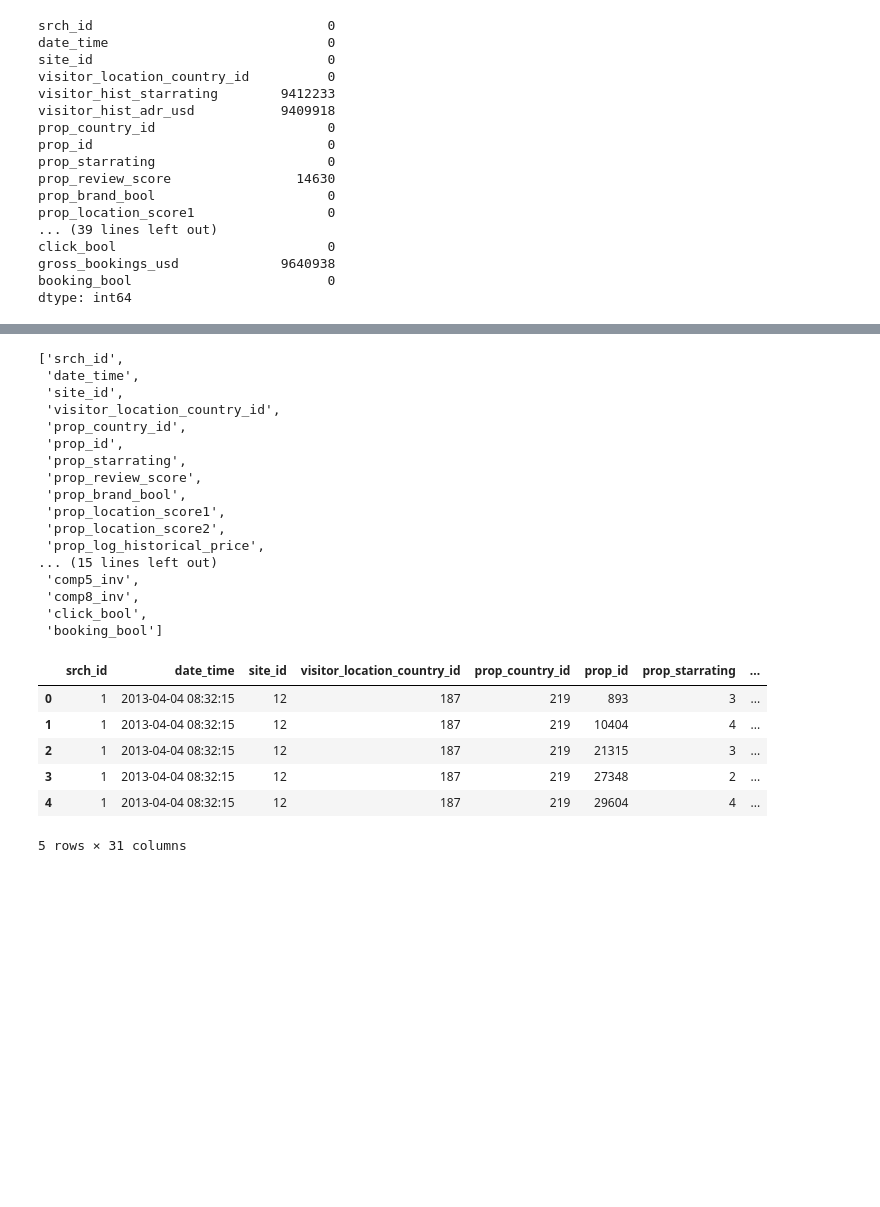
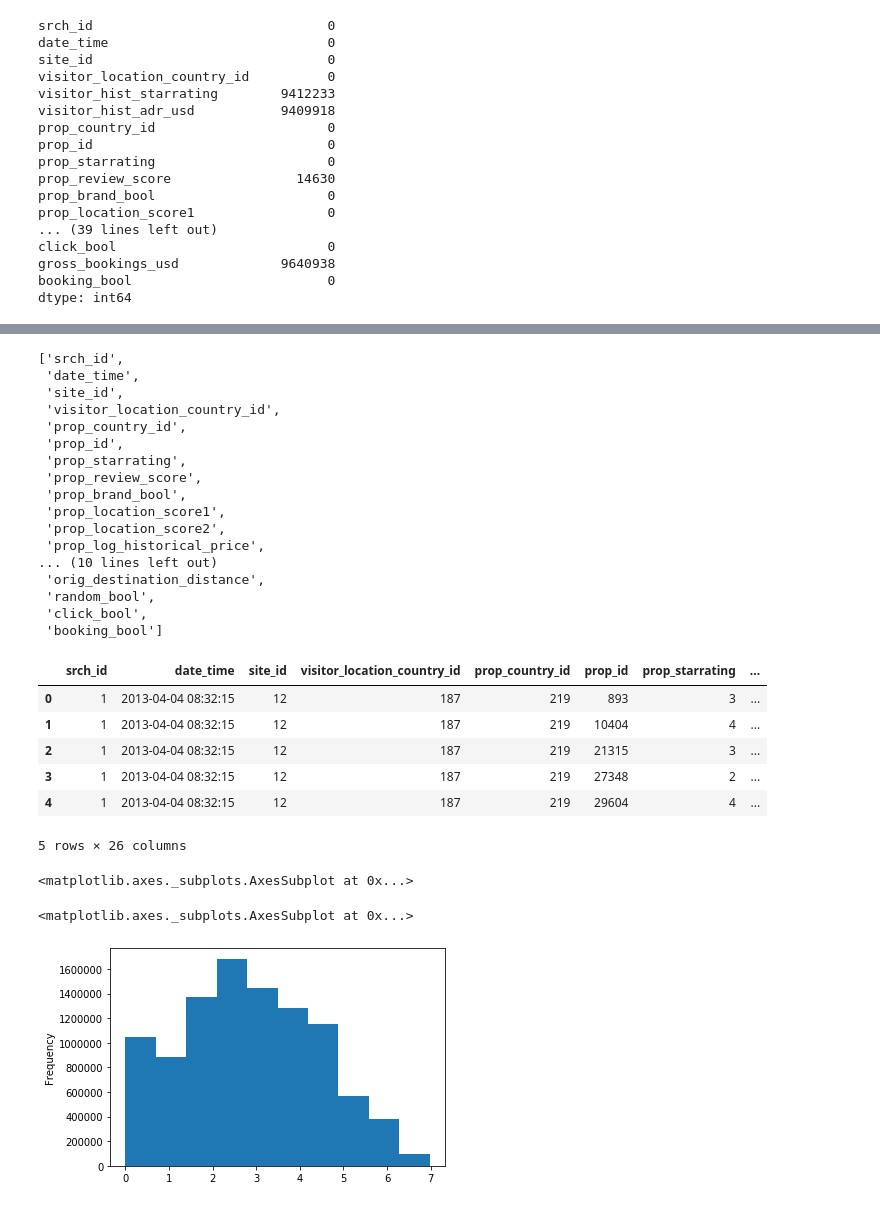
Before and after one commit to silencedsre/Click-Through-Rate, a Jupyter notebook: notebooks/exploratory_data_analysis.ipynb, the cells around one changed output, grey strips where cells are left out. Drawn from its saved outputs; the diff is of its cells as text; code cells hidden in the pictures; blank space fills up the shorter version.

```diff
--- a/notebooks/exploratory_data_analysis.ipynb
+++ b/notebooks/exploratory_data_analysis.ipynb
@@ -213,5 +123,5 @@ len(null_counts[null_counts >6000000])
 # %%
-refined_cols = null_counts[null_counts <6000000]
+refined_cols = null_counts[null_counts <5000000]
 # %%
 refined_cols
 # %% [output]
@@ -251,9 +161,9 @@ cols
  'prop_location_score1',
  'prop_location_score2',
  'prop_log_historical_price',
-... (15 lines left out)
- 'comp5_inv',
- 'comp8_inv',
+... (10 lines left out)
+ 'orig_destination_distance',
+ 'random_bool',
  'click_bool',
  'booking_bool']
 # %%
@@ -267,4 +177,13 @@ new.head()
 | 2 | 1 | 2013-04-04 08:32:15 | 12 | 187 | 219 | 21315 | 3 | ... |
 | 3 | 1 | 2013-04-04 08:32:15 | 12 | 187 | 219 | 27348 | 2 | ... |
 | 4 | 1 | 2013-04-04 08:32:15 | 12 | 187 | 219 | 29604 | 4 | ... |
-5 rows × 31 columns
+5 rows × 26 columns
+# %%
+new['prop_review_score'].plot.hist()
+# %% [output]
+<matplotlib.axes._subplots.AxesSubplot at 0x...>
+# %%
+new['prop_location_score1'].plot.hist()
+# %% [output]
+<matplotlib.axes._subplots.AxesSubplot at 0x...>
+[figure, added]
```
Also changed, not shown: parts of 37 cells of this notebook.
